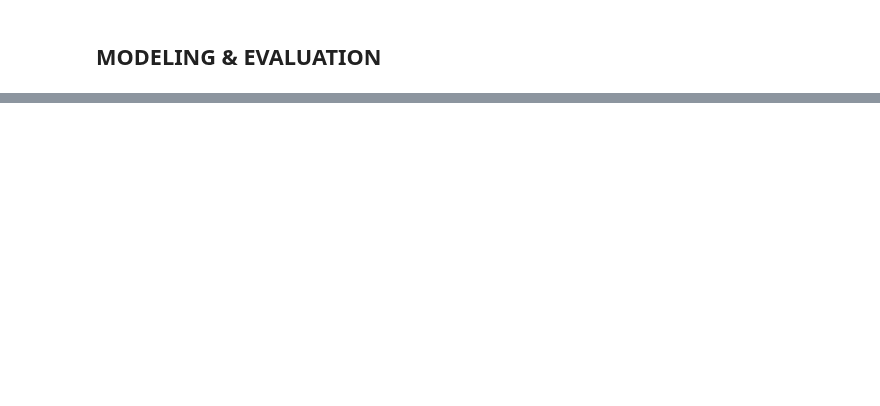
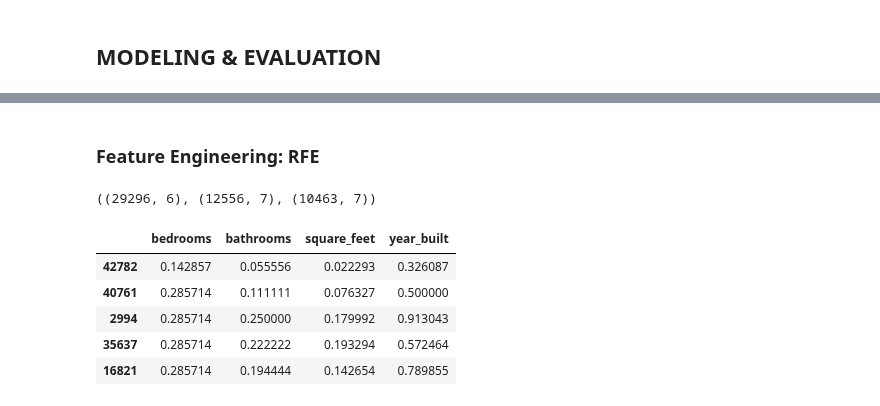
Before and after one commit to rachelrobbinsmayhill/regression-project, a Jupyter notebook: workbook_acquire_prepare.ipynb, the cells around one changed output, grey strips where cells are left out. Cells and saved outputs as stored; diff of their text form; code cells hidden in the pictures; blank space fills up the shorter version.

```diff
--- a/workbook_acquire_prepare.ipynb
+++ b/workbook_acquire_prepare.ipynb
@@ -238,0 +284,16 @@ TypeError: ufunc 'isnan' not supported for the input types, and the inputs could
+# %%
+target = "tax_value"
+
+# split train into X (dataframe, drop target) & y (series, keep target only)
+X_train = train.drop(columns=[target])
+y_train = train[target]
+
+# split validate into X (dataframe, drop target) & y (series, keep target only)
+X_validate = validate.drop(columns=[target])
+y_validate = validate[target]
+
+# split test into X (dataframe, drop target) & y (series, keep target only)
+X_test = test.drop(columns=[target])
+y_test = test[target]
+
+X_train.head()
@@ -238,0 +342,3 @@ TypeError: ufunc 'isnan' not supported for the input types, and the inputs could
+# %%
+X_train_original = X_train.copy()
+X_train = X_train.drop(columns='tax_amount')
@@ -238,0 +359,33 @@ TypeError: ufunc 'isnan' not supported for the input types, and the inputs could
+# %% [markdown]
+### Feature Engineering: RFE
+# %%
+def scaled_data(X_train, X_validate, X_test, continuous_cols):
+
+    scaler = sklearn.preprocessing.MinMaxScaler()
+
+    # Fit the scaler, (fit the thing)
+    scaler.fit(X_train[continuous_cols])
+
+    # Use the scaler to transform train, validate, test (use the thing) and make them into dataframes
+    X_train_scaled = pd.DataFrame(scaler.transform(X_train[continuous_cols]), index=X_train.index, columns=X_train[continuous_cols].columns)
+    X_validate_scaled = pd.DataFrame(scaler.transform(X_validate[continuous_cols]), index=X_validate.index, columns=X_validate[continuous_cols].columns)
+    X_test_scaled = pd.DataFrame(scaler.transform(X_test[continuous_cols]), index=X_test.index, columns=X_test[continuous_cols].columns)
+
+
+
+    return X_train_scaled, X_validate_scaled, X_test_scaled
+# %%
+X_train.shape, X_validate.shape, X_test.shape
+# %% [output]
+((29296, 6), (12556, 7), (10463, 7))
+# %%
+X_train_scaled, X_validate_scaled, X_test_scaled = scaled_data(X_train, X_validate, X_test,['bedrooms','bathrooms','square_feet', 'year_built'])
+# %%
+X_train_scaled.head()
+# %% [output]
+|  | bedrooms | bathrooms | square_feet | year_built |
+| 42782 | 0.142857 | 0.055556 | 0.022293 | 0.326087 |
+| 40761 | 0.285714 | 0.111111 | 0.076327 | 0.500000 |
+| 2994 | 0.285714 | 0.250000 | 0.179992 | 0.913043 |
+| 35637 | 0.285714 | 0.222222 | 0.193294 | 0.572464 |
+| 16821 | 0.285714 | 0.194444 | 0.142654 | 0.789855 |
```
Also changed, not shown: parts of 44 cells of this notebook.
